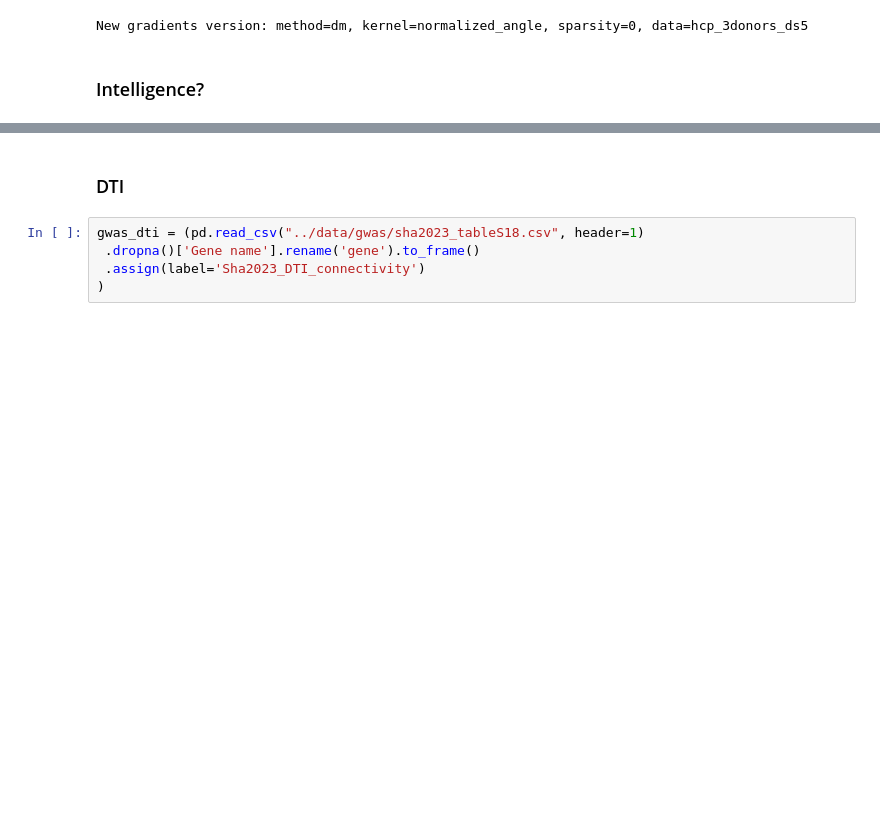
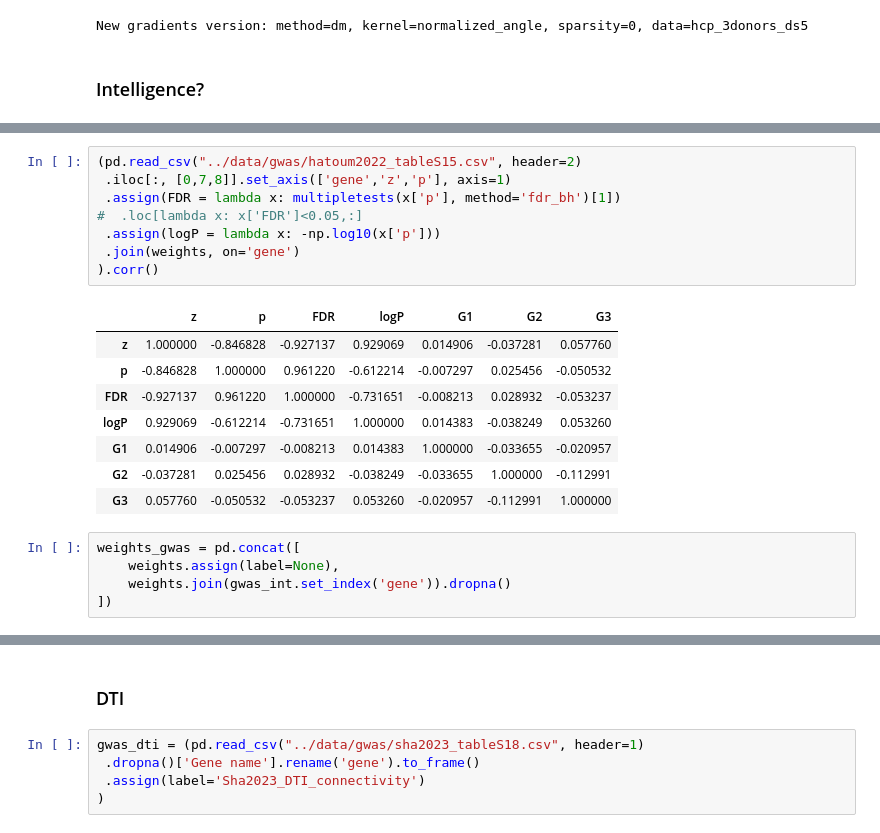
Before and after one commit to richardajdear/AHBA_gradients, a Jupyter notebook: notebooks/gwas.ipynb, the cells around one changed output, grey strips where cells are left out. Saved outputs shown, nothing was run; the diff lists cells and outputs as text; blank space fills up the shorter version.

```diff
--- a/notebooks/gwas.ipynb
+++ b/notebooks/gwas.ipynb
@@ -62,0 +97,22 @@ gwas_stats
+# %%
+(pd.read_csv("../data/gwas/hatoum2022_tableS15.csv", header=2)
+ .iloc[:, [0,7,8]].set_axis(['gene','z','p'], axis=1)
+ .assign(FDR = lambda x: multipletests(x['p'], method='fdr_bh')[1])
+#  .loc[lambda x: x['FDR']<0.05,:]
+ .assign(logP = lambda x: -np.log10(x['p']))
+ .join(weights, on='gene')
+).corr()
+# %% [output]
+|  | z | p | FDR | logP | G1 | G2 | G3 |
+| z | 1.000000 | -0.846828 | -0.927137 | 0.929069 | 0.014906 | -0.037281 | 0.057760 |
+| p | -0.846828 | 1.000000 | 0.961220 | -0.612214 | -0.007297 | 0.025456 | -0.050532 |
+| FDR | -0.927137 | 0.961220 | 1.000000 | -0.731651 | -0.008213 | 0.028932 | -0.053237 |
+| logP | 0.929069 | -0.612214 | -0.731651 | 1.000000 | 0.014383 | -0.038249 | 0.053260 |
+| G1 | 0.014906 | -0.007297 | -0.008213 | 0.014383 | 1.000000 | -0.033655 | -0.020957 |
+| G2 | -0.037281 | 0.025456 | 0.028932 | -0.038249 | -0.033655 | 1.000000 | -0.112991 |
+| G3 | 0.057760 | -0.050532 | -0.053237 | 0.053260 | -0.020957 | -0.112991 | 1.000000 |
+# %%
+weights_gwas = pd.concat([
+    weights.assign(label=None),
+    weights.join(gwas_int.set_index('gene')).dropna()
+])
```
Also changed, not shown: parts of 7 cells of this notebook, 18 other files.
